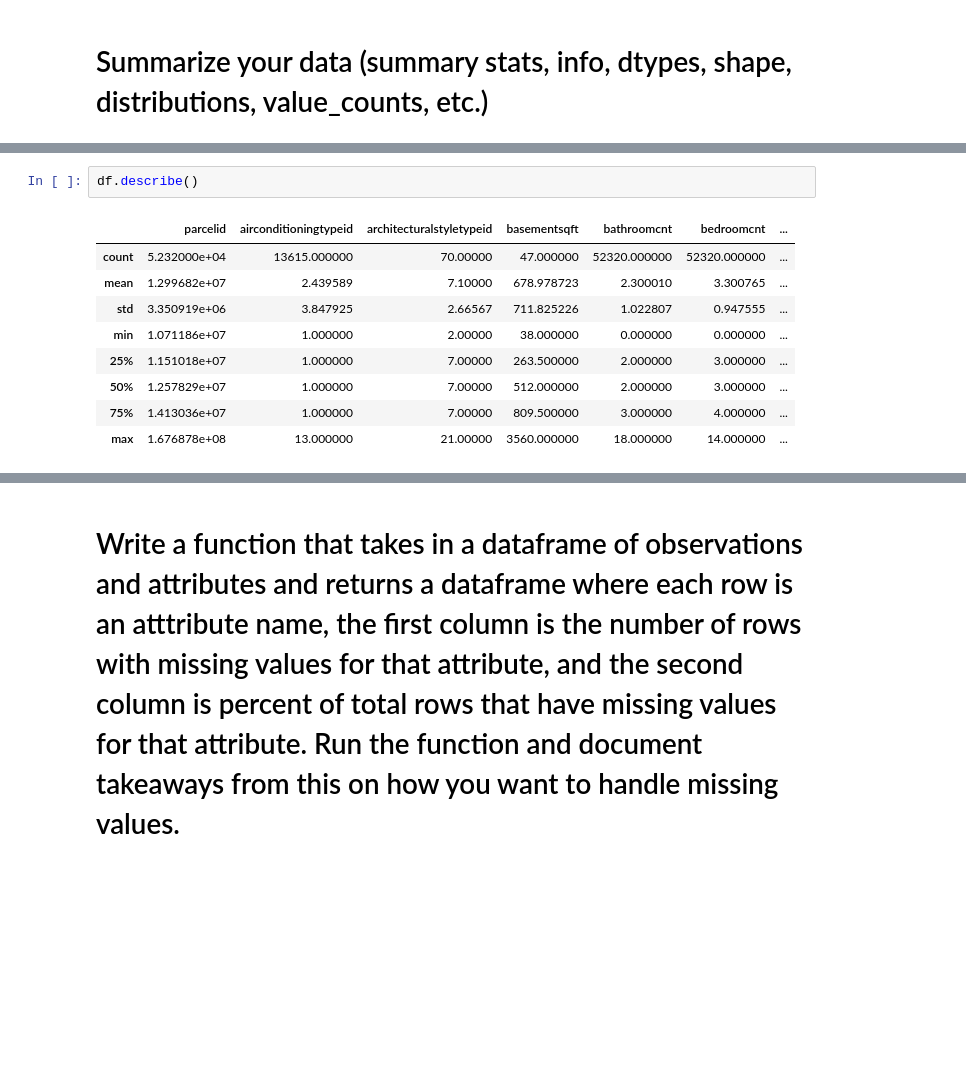
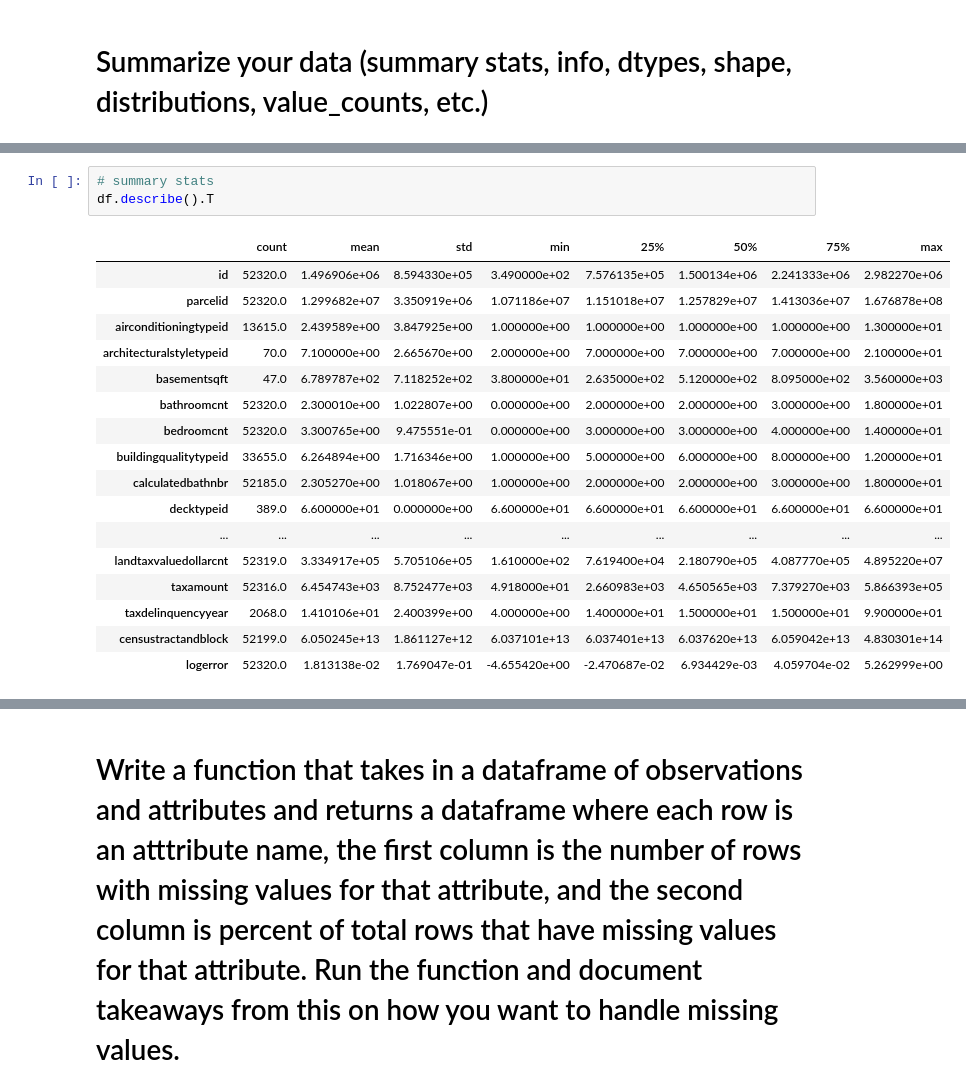
Before and after one commit to Saroj6632/clustering-exercises, a Jupyter notebook: Zillow_acquire.ipynb, the cells around one changed output, grey strips where cells are left out. Drawn from its saved outputs; the diff is of its cells as text; blank space fills up the shorter version.

```diff
--- a/Zillow_acquire.ipynb
+++ b/Zillow_acquire.ipynb
@@ -82,15 +100,24 @@ memory usage: 36.0+ MB
-# %%
-df.describe()
-# %% [output]
-|  | parcelid | airconditioningtypeid | architecturalstyletypeid | basementsqft | bathroomcnt | bedroomcnt | ... |
-| count | 5.232000e+04 | 13615.000000 | 70.00000 | 47.000000 | 52320.000000 | 52320.000000 | ... |
-| mean | 1.299682e+07 | 2.439589 | 7.10000 | 678.978723 | 2.300010 | 3.300765 | ... |
-| std | 3.350919e+06 | 3.847925 | 2.66567 | 711.825226 | 1.022807 | 0.947555 | ... |
-| min | 1.071186e+07 | 1.000000 | 2.00000 | 38.000000 | 0.000000 | 0.000000 | ... |
-| 25% | 1.151018e+07 | 1.000000 | 7.00000 | 263.500000 | 2.000000 | 3.000000 | ... |
-| 50% | 1.257829e+07 | 1.000000 | 7.00000 | 512.000000 | 2.000000 | 3.000000 | ... |
-| 75% | 1.413036e+07 | 1.000000 | 7.00000 | 809.500000 | 3.000000 | 4.000000 | ... |
-| max | 1.676878e+08 | 13.000000 | 21.00000 | 3560.000000 | 18.000000 | 14.000000 | ... |
+# %%
+# summary stats
+df.describe().T
+# %% [output]
+|  | count | mean | std | min | 25% | 50% | 75% | max |
+| id | 52320.0 | 1.496906e+06 | 8.594330e+05 | 3.490000e+02 | 7.576135e+05 | 1.500134e+06 | 2.241333e+06 | 2.982270e+06 |
+| parcelid | 52320.0 | 1.299682e+07 | 3.350919e+06 | 1.071186e+07 | 1.151018e+07 | 1.257829e+07 | 1.413036e+07 | 1.676878e+08 |
+| airconditioningtypeid | 13615.0 | 2.439589e+00 | 3.847925e+00 | 1.000000e+00 | 1.000000e+00 | 1.000000e+00 | 1.000000e+00 | 1.300000e+01 |
+| architecturalstyletypeid | 70.0 | 7.100000e+00 | 2.665670e+00 | 2.000000e+00 | 7.000000e+00 | 7.000000e+00 | 7.000000e+00 | 2.100000e+01 |
+| basementsqft | 47.0 | 6.789787e+02 | 7.118252e+02 | 3.800000e+01 | 2.635000e+02 | 5.120000e+02 | 8.095000e+02 | 3.560000e+03 |
+| bathroomcnt | 52320.0 | 2.300010e+00 | 1.022807e+00 | 0.000000e+00 | 2.000000e+00 | 2.000000e+00 | 3.000000e+00 | 1.800000e+01 |
+| bedroomcnt | 52320.0 | 3.300765e+00 | 9.475551e-01 | 0.000000e+00 | 3.000000e+00 | 3.000000e+00 | 4.000000e+00 | 1.400000e+01 |
+| buildingqualitytypeid | 33655.0 | 6.264894e+00 | 1.716346e+00 | 1.000000e+00 | 5.000000e+00 | 6.000000e+00 | 8.000000e+00 | 1.200000e+01 |
+| calculatedbathnbr | 52185.0 | 2.305270e+00 | 1.018067e+00 | 1.000000e+00 | 2.000000e+00 | 2.000000e+00 | 3.000000e+00 | 1.800000e+01 |
+| decktypeid | 389.0 | 6.600000e+01 | 0.000000e+00 | 6.600000e+01 | 6.600000e+01 | 6.600000e+01 | 6.600000e+01 | 6.600000e+01 |
+| ... | ... | ... | ... | ... | ... | ... | ... | ... |
+| landtaxvaluedollarcnt | 52319.0 | 3.334917e+05 | 5.705106e+05 | 1.610000e+02 | 7.619400e+04 | 2.180790e+05 | 4.087770e+05 | 4.895220e+07 |
+| taxamount | 52316.0 | 6.454743e+03 | 8.752477e+03 | 4.918000e+01 | 2.660983e+03 | 4.650565e+03 | 7.379270e+03 | 5.866393e+05 |
+| taxdelinquencyyear | 2068.0 | 1.410106e+01 | 2.400399e+00 | 4.000000e+00 | 1.400000e+01 | 1.500000e+01 | 1.500000e+01 | 9.900000e+01 |
+| censustractandblock | 52199.0 | 6.050245e+13 | 1.861127e+12 | 6.037101e+13 | 6.037401e+13 | 6.037620e+13 | 6.059042e+13 | 4.830301e+14 |
+| logerror | 52320.0 | 1.813138e-02 | 1.769047e-01 | -4.655420e+00 | -2.470687e-02 | 6.934429e-03 | 4.059704e-02 | 5.262999e+00 |
 # %%
 # value counts for each colummn in the dataframe
 for col in df.columns:
```
Also changed, not shown: parts of 27 cells of this notebook.
